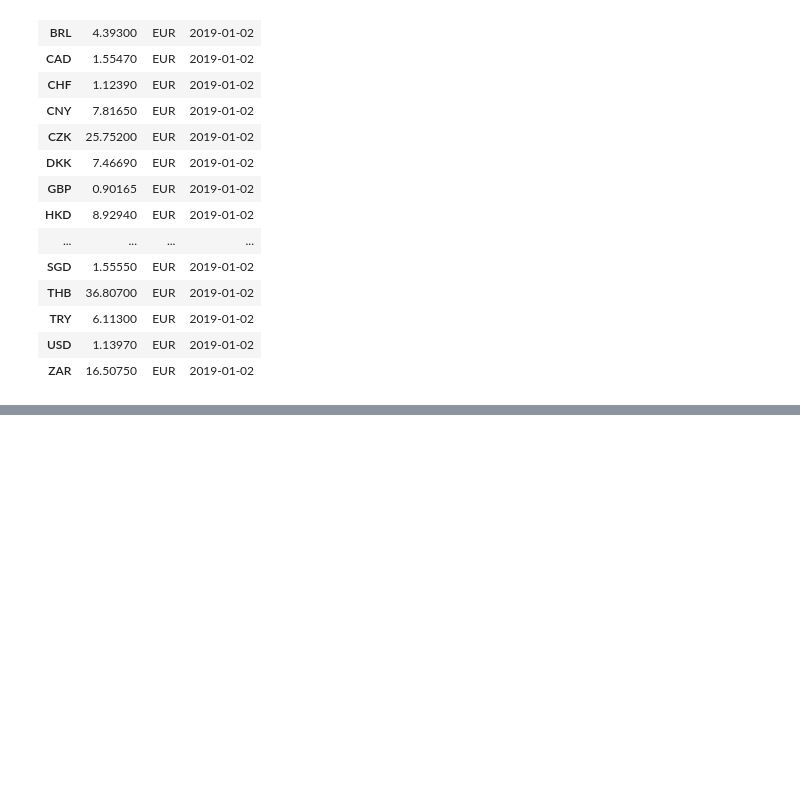
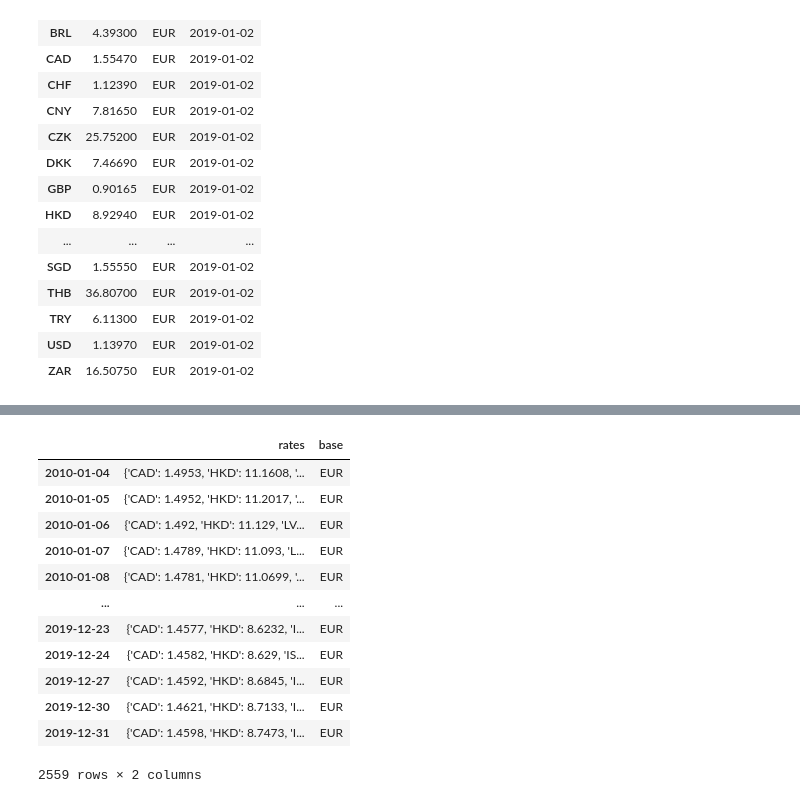
Before and after one commit to alvynabranches/winsoft_internship, a Jupyter notebook: notebooks/T4.ipynb, the cells around one changed output, grey strips where cells are left out. Cells and saved outputs as stored; diff of their text form; code cells hidden in the pictures; blank space fills up the shorter version.

```diff
--- a/notebooks/T4.ipynb
+++ b/notebooks/T4.ipynb
@@ -186,0 +225,18 @@ pd.DataFrame(data=history_date('2019-01-02'))
+# %%
+df = history_term('2010-01-01', '2019-12-31', base='EUR')
+# %%
+df
+# %% [output]
+|  | rates | base |
+| 2010-01-04 | {'CAD': 1.4953, 'HKD': 11.1608, '... | EUR |
+| 2010-01-05 | {'CAD': 1.4952, 'HKD': 11.2017, '... | EUR |
+| 2010-01-06 | {'CAD': 1.492, 'HKD': 11.129, 'LV... | EUR |
+| 2010-01-07 | {'CAD': 1.4789, 'HKD': 11.093, 'L... | EUR |
+| 2010-01-08 | {'CAD': 1.4781, 'HKD': 11.0699, '... | EUR |
+| ... | ... | ... |
+| 2019-12-23 | {'CAD': 1.4577, 'HKD': 8.6232, 'I... | EUR |
+| 2019-12-24 | {'CAD': 1.4582, 'HKD': 8.629, 'IS... | EUR |
+| 2019-12-27 | {'CAD': 1.4592, 'HKD': 8.6845, 'I... | EUR |
+| 2019-12-30 | {'CAD': 1.4621, 'HKD': 8.7133, 'I... | EUR |
+| 2019-12-31 | {'CAD': 1.4598, 'HKD': 8.7473, 'I... | EUR |
+2559 rows × 2 columns
```
Also changed, not shown: parts of 8 cells of this notebook, 1 other file.
